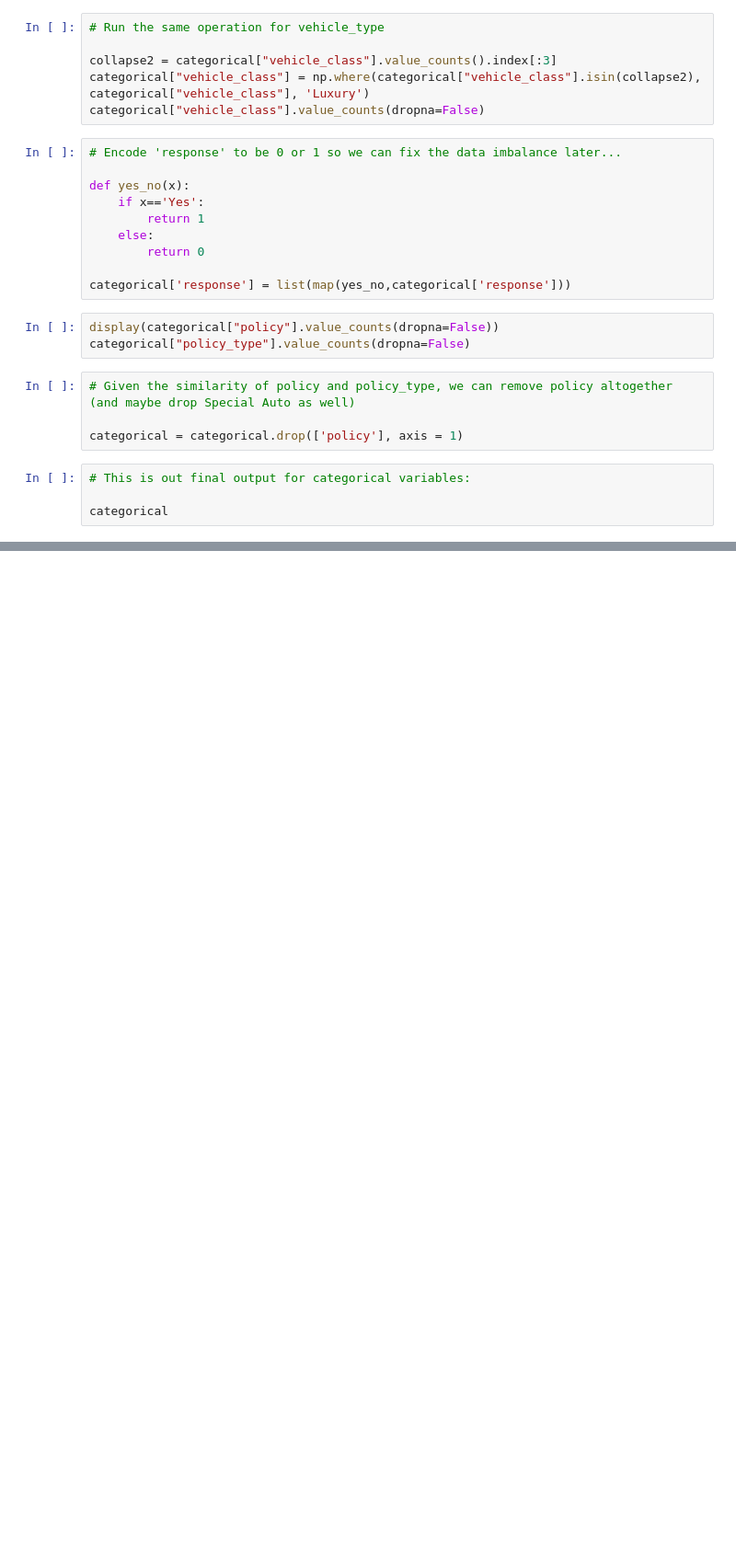
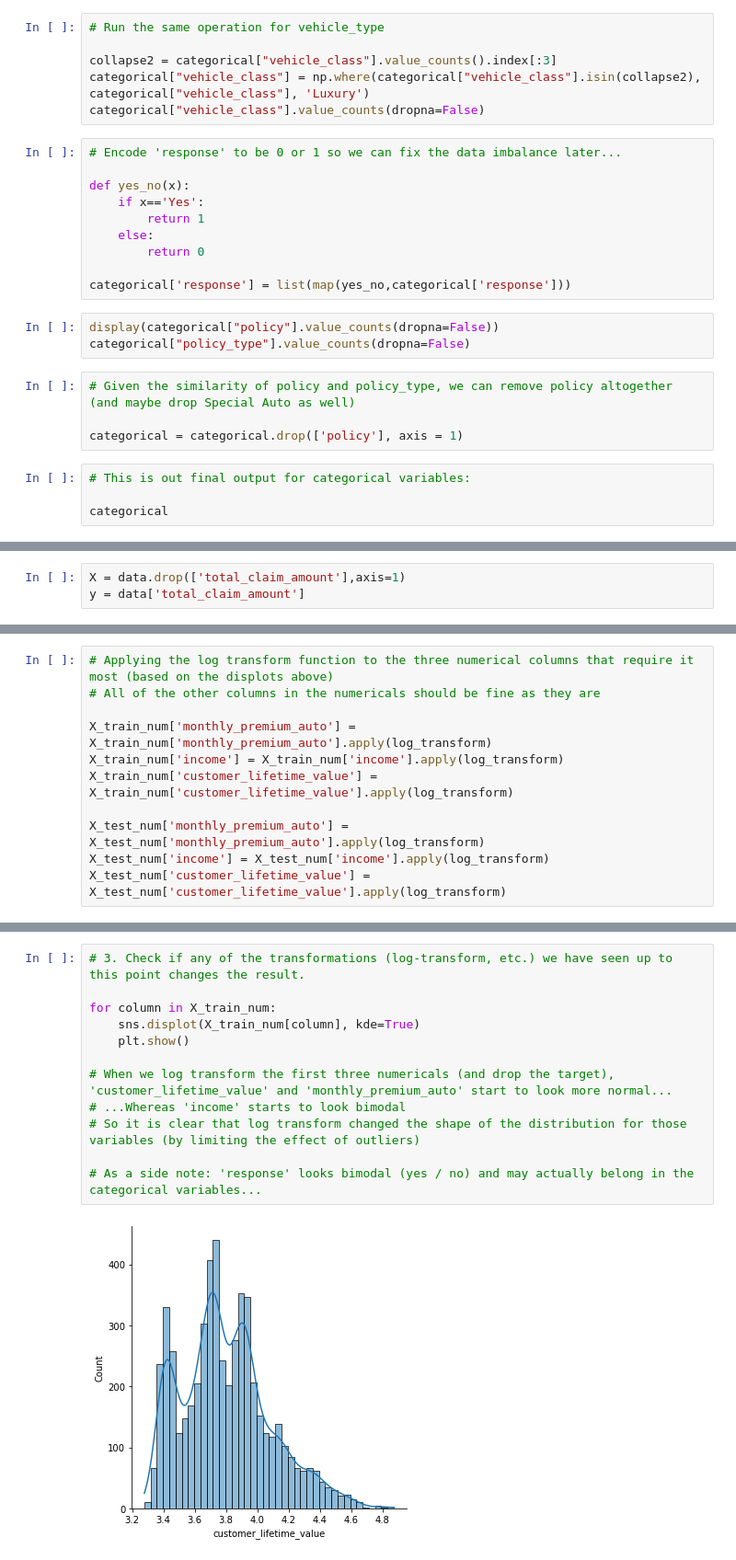
Before and after one commit to wmarshalljr/lab-cleaning-numerical-data, a Jupyter notebook: files_for_lab/Lab_NumCat_4.1_4.2.ipynb, the cells around one changed output, grey strips where cells are left out. Shown: that part at 92% size. Cells and saved outputs as stored; diff of their text form; blank space fills up the shorter version.

```diff
--- a/files_for_lab/Lab_NumCat_4.1_4.2.ipynb
+++ b/files_for_lab/Lab_NumCat_4.1_4.2.ipynb
@@ -265,0 +251,3 @@ plt.show()
+# %%
+X = data.drop(['total_claim_amount'],axis=1)
+y = data['total_claim_amount']
@@ -265,0 +285,11 @@ plt.show()
+# %%
+# Applying the log transform function to the three numerical columns that require it most (based on the displots above)
+# All of the other columns in the numericals should be fine as they are
+
+X_train_num['monthly_premium_auto'] = X_train_num['monthly_premium_auto'].apply(log_transform)
+X_train_num['income'] = X_train_num['income'].apply(log_transform)
+X_train_num['customer_lifetime_value'] = X_train_num['customer_lifetime_value'].apply(log_transform)
+
+X_test_num['monthly_premium_auto'] = X_test_num['monthly_premium_auto'].apply(log_transform)
+X_test_num['income'] = X_test_num['income'].apply(log_transform)
+X_test_num['customer_lifetime_value'] = X_test_num['customer_lifetime_value'].apply(log_transform)
@@ -265,0 +476,14 @@ plt.show()
+# %%
+# 3. Check if any of the transformations (log-transform, etc.) we have seen up to this point changes the result.
+
+for column in X_train_num:
+    sns.displot(X_train_num[column], kde=True)
+    plt.show()
+
+# When we log transform the first three numericals (and drop the target), 'customer_lifetime_value' and 'monthly_premium_auto' start to look more normal...
+# ...Whereas 'income' starts to look bimodal
+# So it is clear that log transform changed the shape of the distribution for those variables (by limiting the effect of outliers)
+
+# As a side note: 'response' looks bimodal (yes / no) and may actually belong in the categorical variables...
+# %% [output]
+[figure, added]
```
Also changed, not shown: parts of 35 cells of this notebook.
